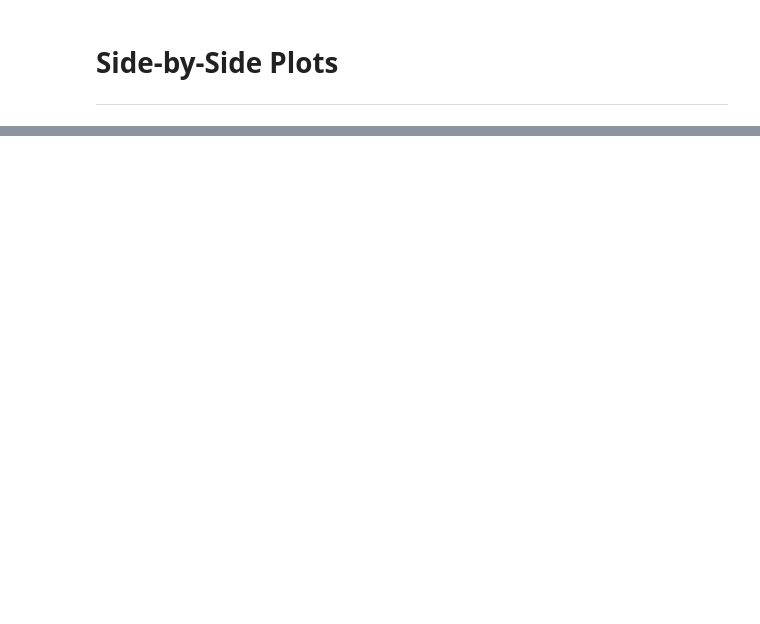
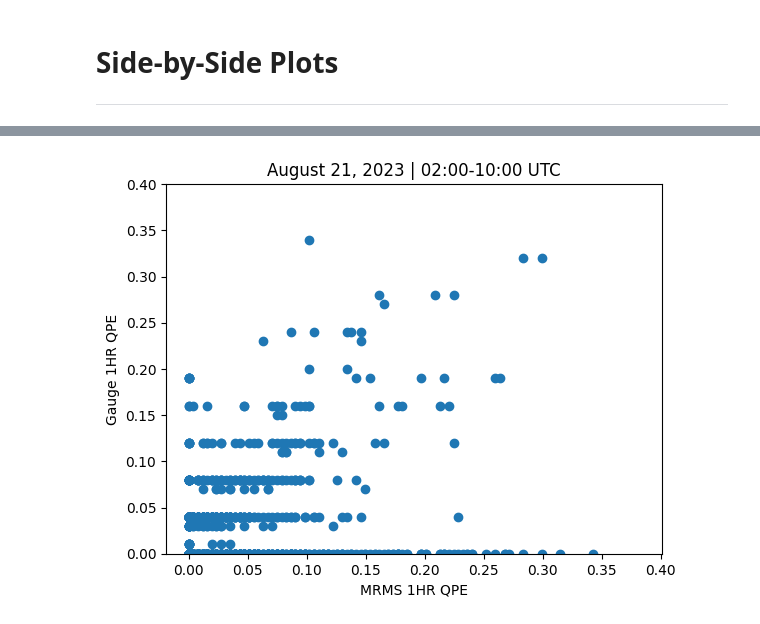
Before and after one commit to leharris3/ccrfcd-gauge-grids, a Jupyter notebook: _ccrfcd_test.ipynb, the cells around one changed output, grey strips where cells are left out. Cells and saved outputs as stored; diff of their text form; code cells hidden in the pictures; blank space fills up the shorter version.

```diff
--- a/_ccrfcd_test.ipynb
+++ b/_ccrfcd_test.ipynb
@@ -371,0 +365,39 @@ deltas
+# %%
+from datetime import timedelta
+
+event_deltas = []
+
+for hour in [2, 3, 4, 5, 6, 7, 8, 9, 10]:
+
+    t0           = datetime(year=2023, month=8, day=21, hour=hour)
+    t0_1         = t0 + timedelta(hours=1)
+
+    t1           = t0 - timedelta(hours=7)
+    t1_1         = t0 - timedelta(hours=6)
+
+    gpe_raw_vals = gp._fetch_all_gauge_qpe(t1, t1_1)
+
+    # PDT (UTC -7) -> UTC
+    xarr = client.fetch_radar_only_qpe_1hr(end_time=t0_1, time_zone="UTC")
+    deltas = get_gauge_mrms_deltas(gpe_raw_vals, xarr)
+
+    event_deltas.append(deltas)
+# %%
+mrms_qpes  = []
+delta_qpes = []
+gauge_qpes = []
+
+for event in event_deltas:
+    for item in event:
+        delta_qpes.append(item['delta_qpe'])
+        mrms_qpes.append(item['mrms_qpe'])
+        gauge_qpes.append(item['gauge_qpe'])
+# %%
+plt.ylim(0.00, 0.40)
+plt.xlabel("MRMS 1HR QPE")
+plt.ylabel("Gauge 1HR QPE")
+plt.title(f"August 21, 2023 | 02:00-10:00 UTC")
+plt.scatter(mrms_qpes, gauge_qpes);
+plt.show();
+# %% [output]
+[figure, added]
```
Also changed, not shown: parts of 10 cells of this notebook, 32 other files.
